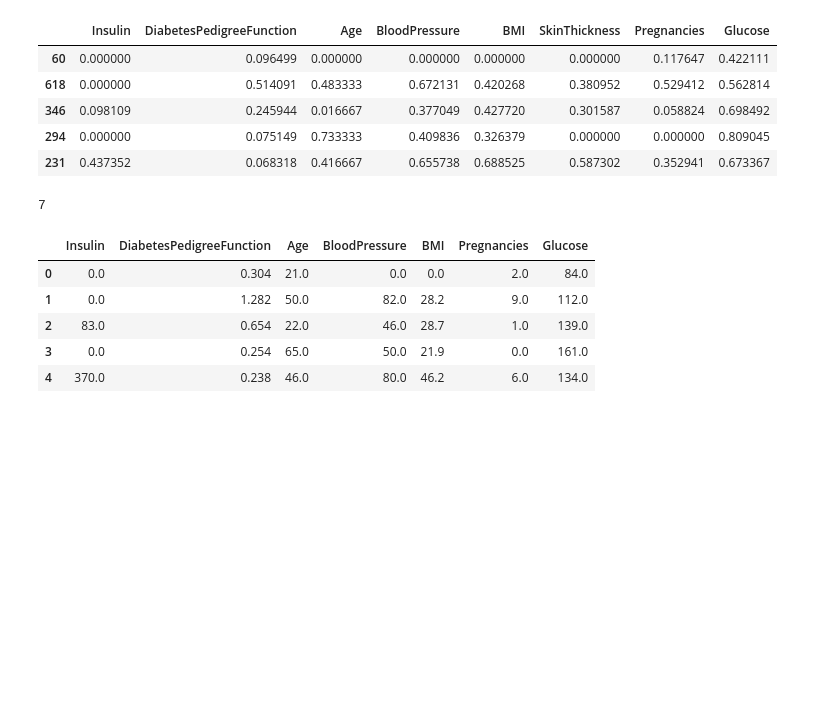
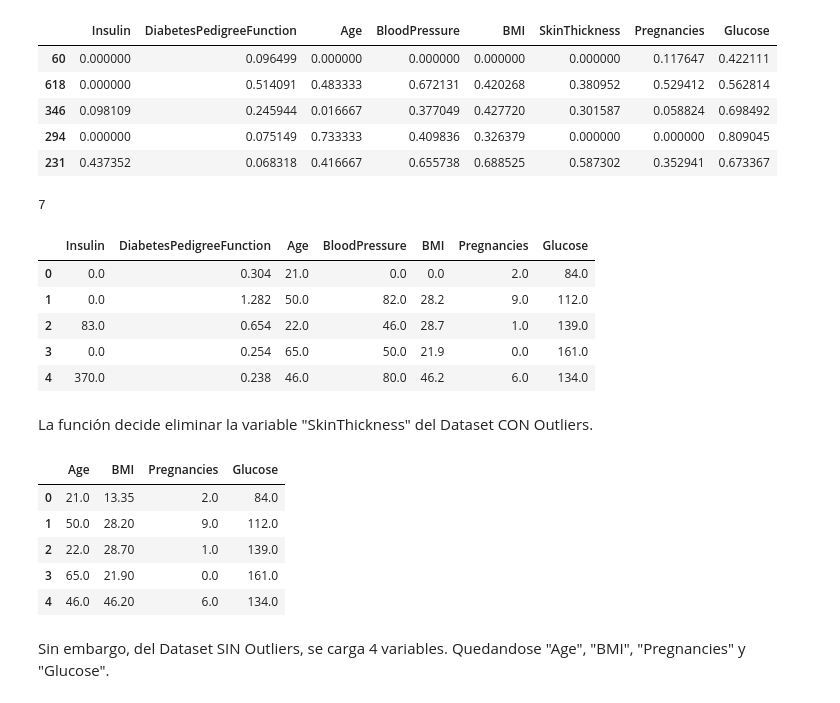
Before and after one commit to 4GeeksAcademy/ivandla96-Proyecto-Arboles-de-decision, a Jupyter notebook: src/explore.ipynb, the cells around one changed output. Cells and saved outputs as stored; diff of their text form; code cells hidden in the pictures; blank space fills up the shorter version.

```diff
--- a/src/explore.ipynb
+++ b/src/explore.ipynb
@@ -522,3 +522,21 @@ X_train_con_outliers_sel.head()
 | 2 | 83.0 | 0.654 | 22.0 | 46.0 | 28.7 | 1.0 | 139.0 |
 | 3 | 0.0 | 0.254 | 65.0 | 50.0 | 21.9 | 0.0 | 161.0 |
 | 4 | 370.0 | 0.238 | 46.0 | 80.0 | 46.2 | 6.0 | 134.0 |
+# %% [markdown]
+La función decide eliminar la variable "SkinThickness" del Dataset CON Outliers.
+# %%
+selection_model = SelectKBest(f_classif, k = 4)
+selection_model.fit(X_train_sin_outliers, y_train)
+ix = selection_model.get_support()
+X_train_sin_outliers_k = pd.DataFrame(selection_model.transform(X_train_sin_outliers), columns = X_train_sin_outliers.columns.values[ix])
+X_test_sin_outliers_k = pd.DataFrame(selection_model.transform(X_test_sin_outliers), columns = X_test_sin_outliers.columns.values[ix])
+X_train_sin_outliers_k.head()
+# %% [output]
+|  | Age | BMI | Pregnancies | Glucose |
+| 0 | 21.0 | 13.35 | 2.0 | 84.0 |
+| 1 | 50.0 | 28.20 | 9.0 | 112.0 |
+| 2 | 22.0 | 28.70 | 1.0 | 139.0 |
+| 3 | 65.0 | 21.90 | 0.0 | 161.0 |
+| 4 | 46.0 | 46.20 | 6.0 | 134.0 |
+# %% [markdown]
+Sin embargo, del Dataset SIN Outliers, se carga 4 variables. Quedandose "Age", "BMI", "Pregnancies" y "Glucose".
```
Also changed, not shown: parts of 17 cells of this notebook, 30 other files.
